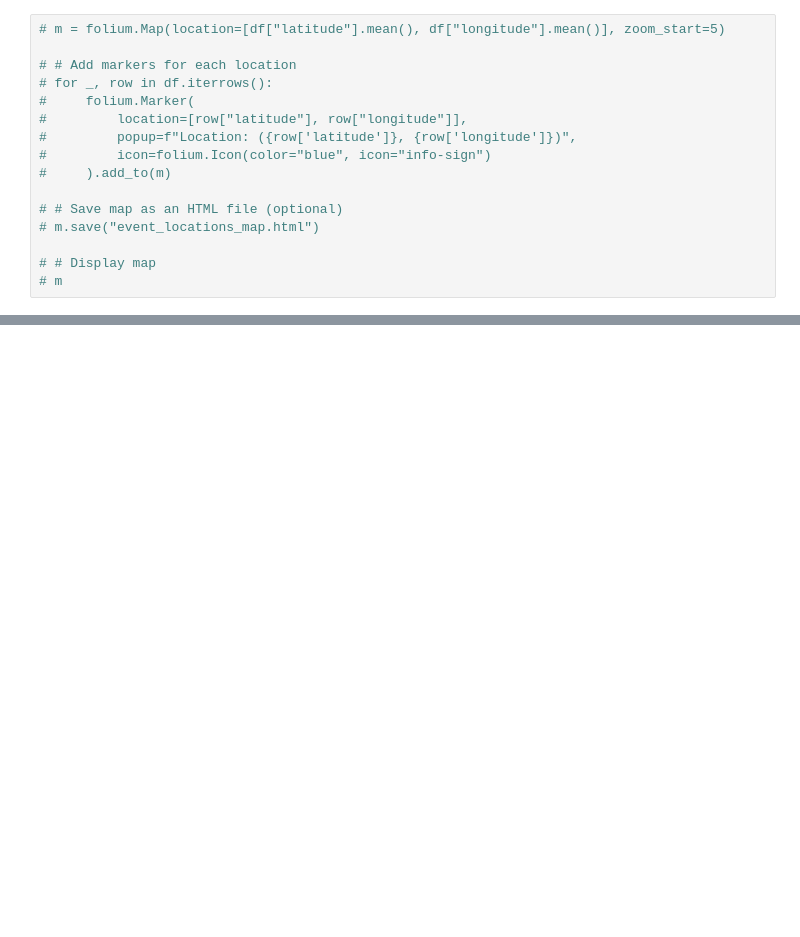
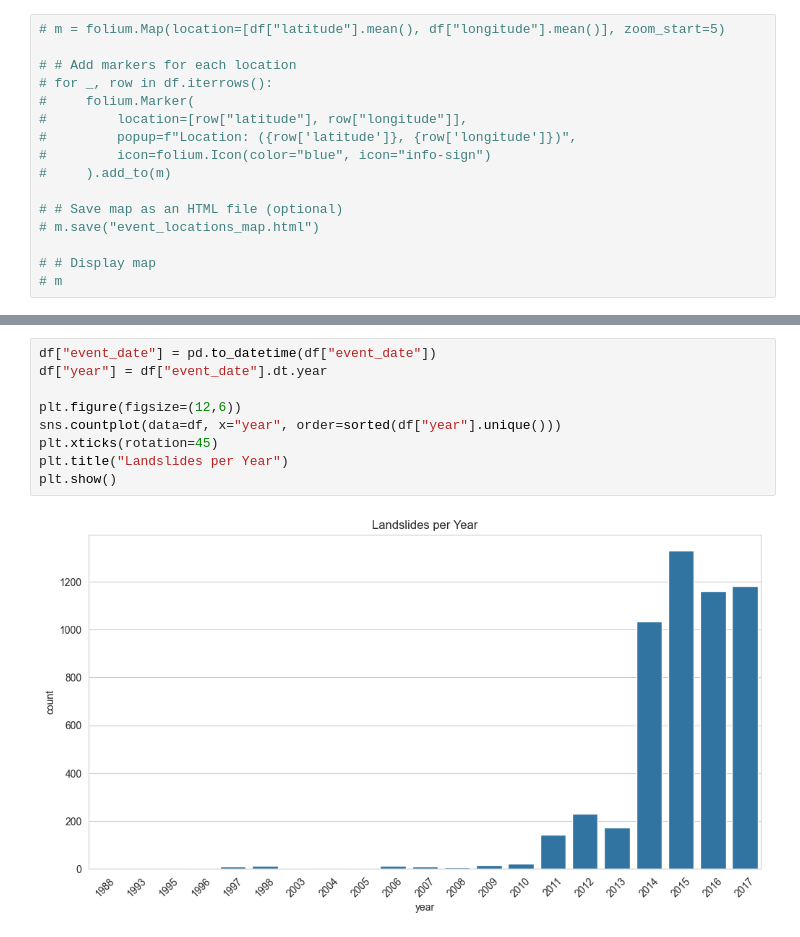
Before and after one commit to n-ferrante/Global_Landslides, a Jupyter notebook: notebooks/02_exploratory_data_analysis.ipynb, the cells around one changed output, grey strips where cells are left out. Cells and saved outputs as stored; diff of their text form; blank space fills up the shorter version.

```diff
--- a/notebooks/02_exploratory_data_analysis.ipynb
+++ b/notebooks/02_exploratory_data_analysis.ipynb
@@ -95,0 +112,11 @@ plt.show()
+# %%
+df["event_date"] = pd.to_datetime(df["event_date"])
+df["year"] = df["event_date"].dt.year
+
+plt.figure(figsize=(12,6))
+sns.countplot(data=df, x="year", order=sorted(df["year"].unique()))
+plt.xticks(rotation=45)
+plt.title("Landslides per Year")
+plt.show()
+# %% [output]
+[figure, added]
```
Also changed, not shown: parts of 7 cells of this notebook.
